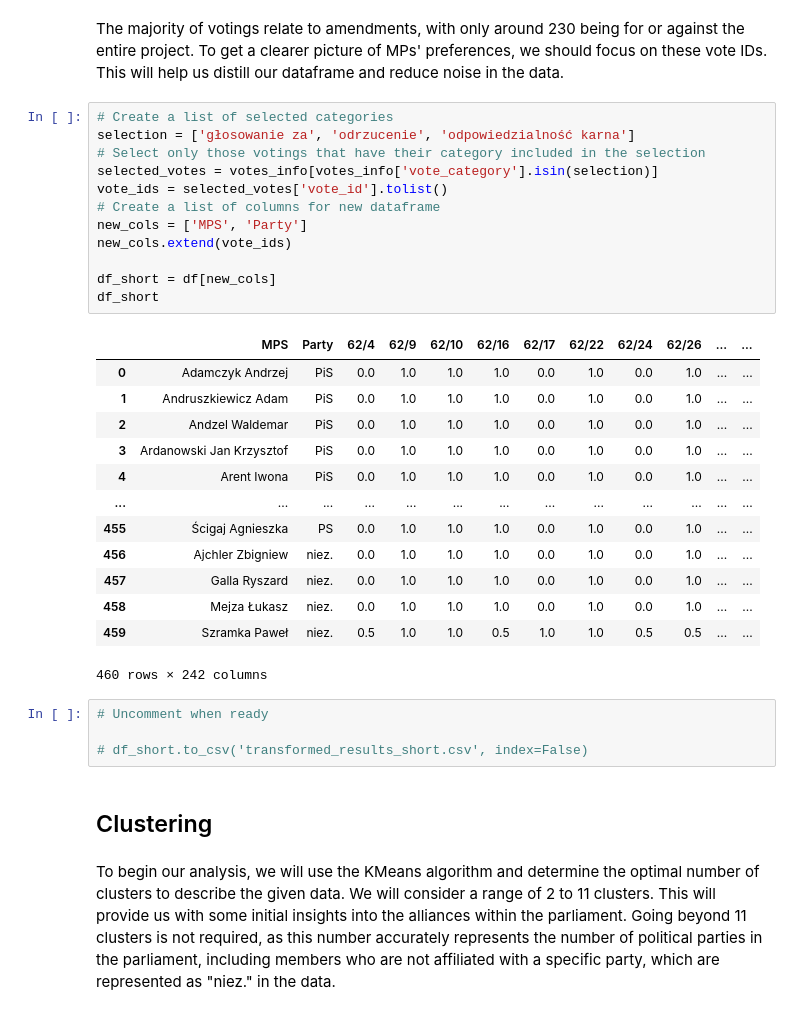
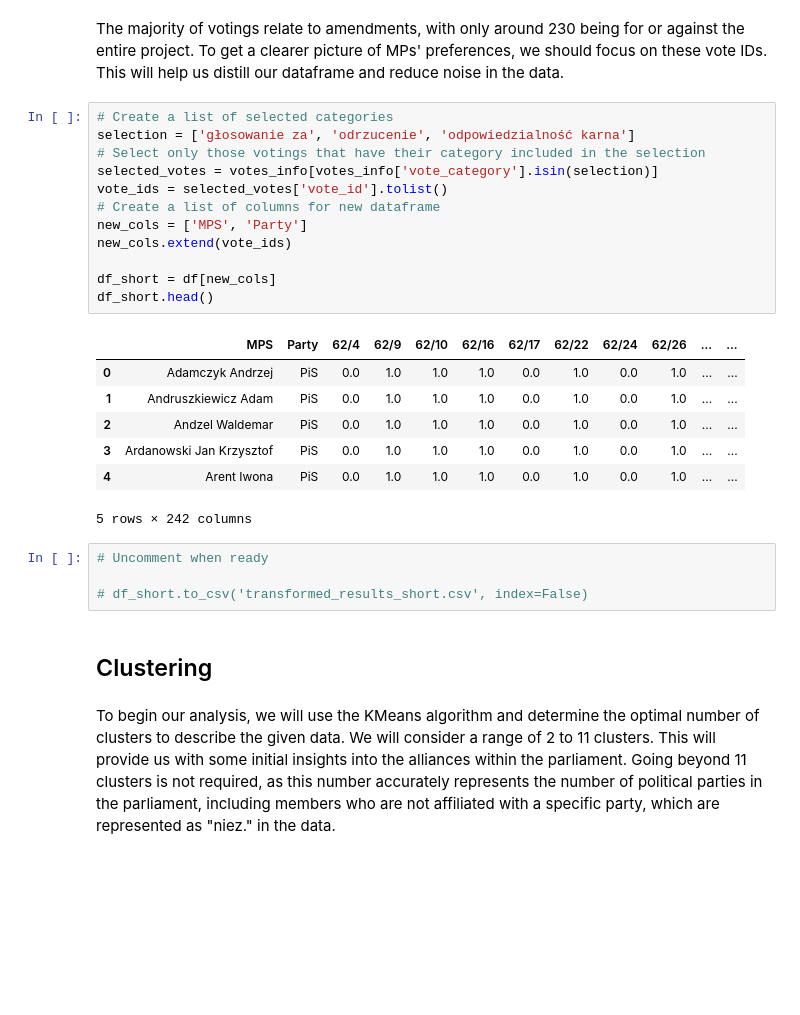
Before and after one commit to milosh-dr/MPs, a Jupyter notebook: clustering.ipynb, the cells around one changed output. Cells and saved outputs as stored; diff of their text form; blank space fills up the shorter version.

```diff
--- a/clustering.ipynb
+++ b/clustering.ipynb
@@ -125,34 +138,30 @@ The majority of votings relate to amendments, with only around 230 being for or
 # %%
 # Create a list of selected categories
 selection = ['głosowanie za', 'odrzucenie', 'odpowiedzialność karna']
 # Select only those votings that have their category included in the selection
 selected_votes = votes_info[votes_info['vote_category'].isin(selection)]
 vote_ids = selected_votes['vote_id'].tolist()
 # Create a list of columns for new dataframe
 new_cols = ['MPS', 'Party']
 new_cols.extend(vote_ids)
 
 df_short = df[new_cols]
-df_short
+df_short.head()
 # %% [output]
 |  | MPS | Party | 62/4 | 62/9 | 62/10 | 62/16 | 62/17 | 62/22 | 62/24 | 62/26 | ... | ... |
 | 0 | Adamczyk Andrzej | PiS | 0.0 | 1.0 | 1.0 | 1.0 | 0.0 | 1.0 | 0.0 | 1.0 | ... | ... |
 | 1 | Andruszkiewicz Adam | PiS | 0.0 | 1.0 | 1.0 | 1.0 | 0.0 | 1.0 | 0.0 | 1.0 | ... | ... |
 | 2 | Andzel Waldemar | PiS | 0.0 | 1.0 | 1.0 | 1.0 | 0.0 | 1.0 | 0.0 | 1.0 | ... | ... |
 | 3 | Ardanowski Jan Krzysztof | PiS | 0.0 | 1.0 | 1.0 | 1.0 | 0.0 | 1.0 | 0.0 | 1.0 | ... | ... |
 | 4 | Arent Iwona | PiS | 0.0 | 1.0 | 1.0 | 1.0 | 0.0 | 1.0 | 0.0 | 1.0 | ... | ... |
-| ... | ... | ... | ... | ... | ... | ... | ... | ... | ... | ... | ... | ... |
-| 455 | Ścigaj Agnieszka | PS | 0.0 | 1.0 | 1.0 | 1.0 | 0.0 | 1.0 | 0.0 | 1.0 | ... | ... |
-| 456 | Ajchler Zbigniew | niez. | 0.0 | 1.0 | 1.0 | 1.0 | 0.0 | 1.0 | 0.0 | 1.0 | ... | ... |
-| 457 | Galla Ryszard | niez. | 0.0 | 1.0 | 1.0 | 1.0 | 0.0 | 1.0 | 0.0 | 1.0 | ... | ... |
-| 458 | Mejza Łukasz | niez. | 0.0 | 1.0 | 1.0 | 1.0 | 0.0 | 1.0 | 0.0 | 1.0 | ... | ... |
-| 459 | Szramka Paweł | niez. | 0.5 | 1.0 | 1.0 | 0.5 | 1.0 | 1.0 | 0.5 | 0.5 | ... | ... |
-460 rows × 242 columns
+5 rows × 242 columns
 # %%
 # Uncomment when ready
 
 # df_short.to_csv('transformed_results_short.csv', index=False)
 # %% [markdown]
+<a id='Clustering'></a>
+
 ## Clustering
 # %% [markdown]
 To begin our analysis, we will use the KMeans algorithm and determine the optimal number of clusters to describe the given data. We will consider a range of 2 to 11 clusters. This will provide us with some initial insights into the alliances within the parliament. Going beyond 11 clusters is not required, as this number accurately represents the number of political parties in the parliament, including members who are not affiliated with a specific party, which are represented as "niez." in the data.
```
Also changed, not shown: parts of 8 cells of this notebook.
